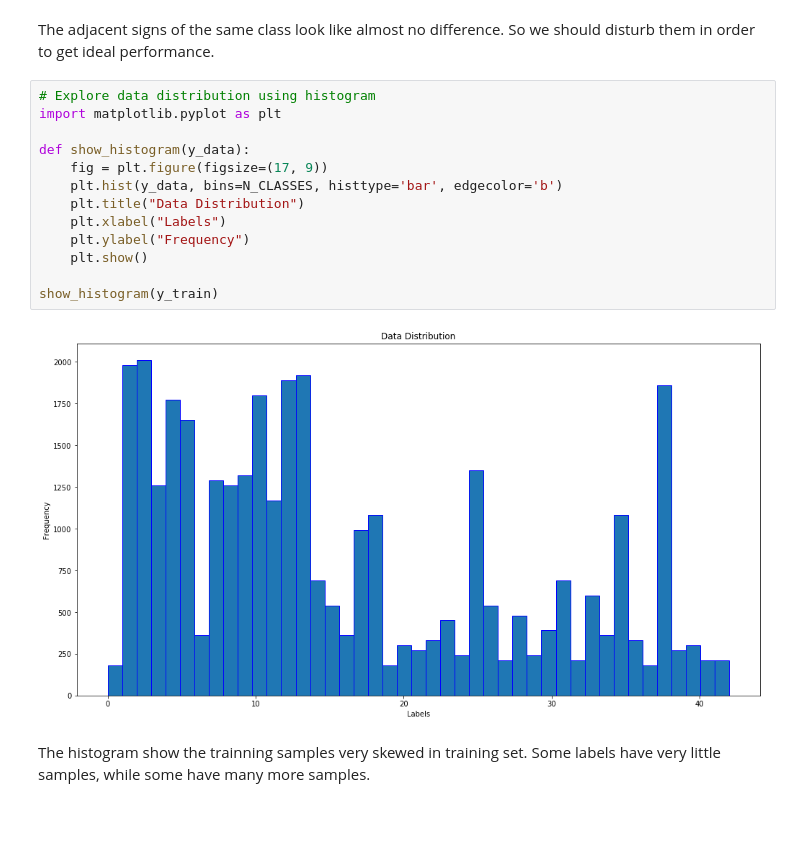
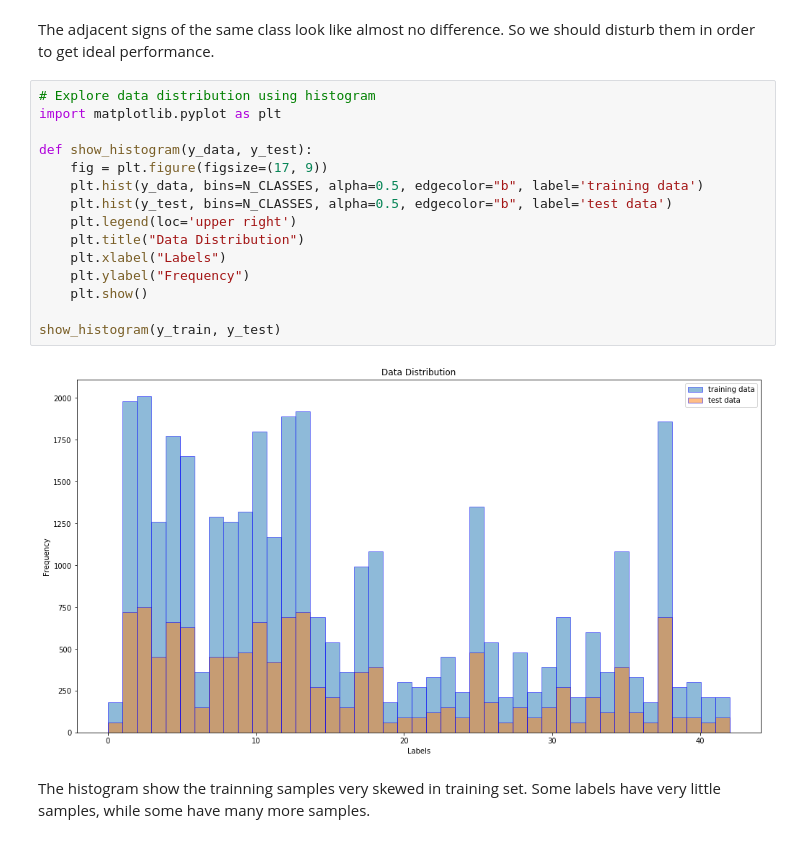
Before and after one commit to yummybian/CarND-Traffic-Sign-Classifier-Project, a Jupyter notebook: Traffic_Sign_Classifier.ipynb, the cells around one changed output. Drawn from its saved outputs; the diff is of its cells as text.

```diff
--- a/Traffic_Sign_Classifier.ipynb
+++ b/Traffic_Sign_Classifier.ipynb
@@ -166,18 +166,20 @@ The adjacent signs of the same class look like almost no difference. So we shoul
 # %%
 # Explore data distribution using histogram
 import matplotlib.pyplot as plt
 
-def show_histogram(y_data):
+def show_histogram(y_data, y_test):
     fig = plt.figure(figsize=(17, 9))
-    plt.hist(y_data, bins=N_CLASSES, histtype='bar', edgecolor='b')
+    plt.hist(y_data, bins=N_CLASSES, alpha=0.5, edgecolor="b", label='training data')
+    plt.hist(y_test, bins=N_CLASSES, alpha=0.5, edgecolor="b", label='test data')
+    plt.legend(loc='upper right')
     plt.title("Data Distribution")
     plt.xlabel("Labels")
     plt.ylabel("Frequency")
     plt.show()
 
-show_histogram(y_train)
+show_histogram(y_train, y_test)
 # %% [output]
-[figure, old version]
+[figure, new version]
 # %% [markdown]
 The histogram show the trainning samples very skewed in training set. Some labels have very little samples, while some have many more samples.
 # %%
```
Also changed, not shown: parts of 1 cell of this notebook.
